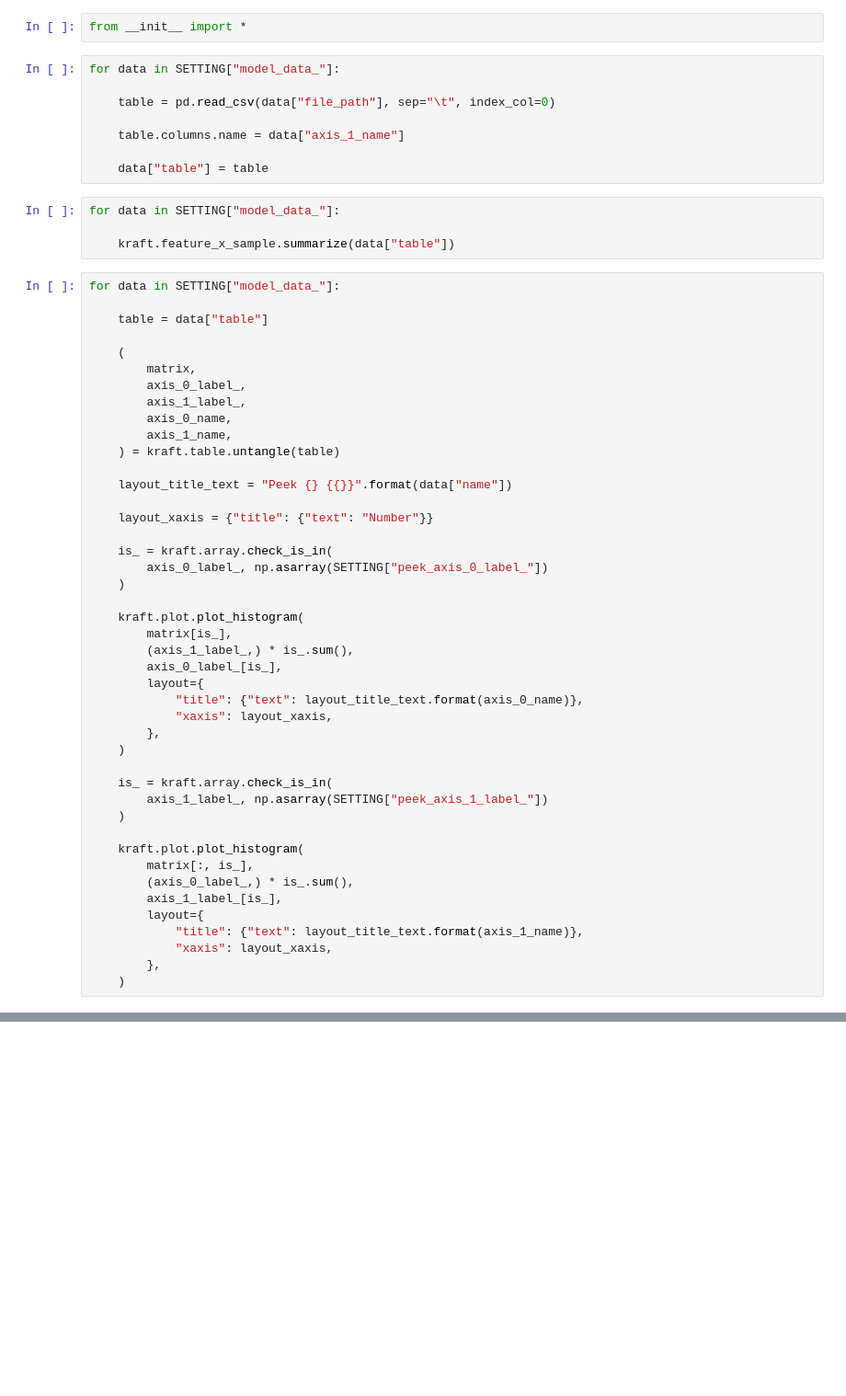
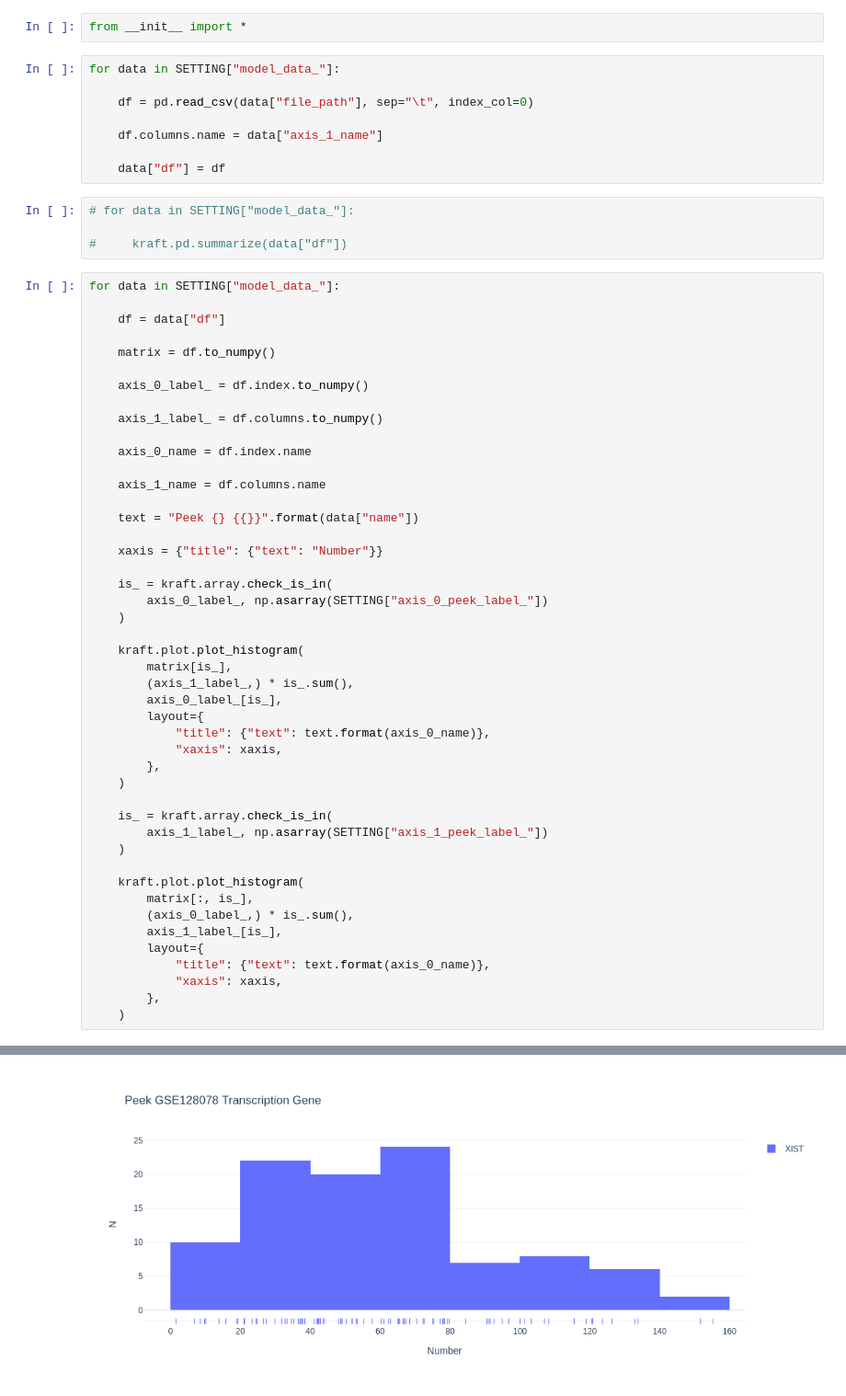
Before and after one commit to KwatME/model, a Jupyter notebook: code/01_peek.ipynb, the cells around one changed output, grey strips where cells are left out. Shown at 92% size. Cells and saved outputs as stored; diff of their text form; blank space fills up the shorter version.

```diff
--- a/code/01_peek.ipynb
+++ b/code/01_peek.ipynb
@@ -3,34 +3,36 @@ from __init__ import *
 # %%
 for data in SETTING["model_data_"]:
 
-    table = pd.read_csv(data["file_path"], sep="\t", index_col=0)
+    df = pd.read_csv(data["file_path"], sep="\t", index_col=0)
 
-    table.columns.name = data["axis_1_name"]
+    df.columns.name = data["axis_1_name"]
 
-    data["table"] = table
+    data["df"] = df
 # %%
-for data in SETTING["model_data_"]:
+# for data in SETTING["model_data_"]:
 
-    kraft.feature_x_sample.summarize(data["table"])
+#     kraft.pd.summarize(data["df"])
 # %%
 for data in SETTING["model_data_"]:
 
-    table = data["table"]
+    df = data["df"]
 
-    (
-        matrix,
-        axis_0_label_,
-        axis_1_label_,
-        axis_0_name,
-        axis_1_name,
-    ) = kraft.table.untangle(table)
+    matrix = df.to_numpy()
 
-    layout_title_text = "Peek {} {{}}".format(data["name"])
+    axis_0_label_ = df.index.to_numpy()
 
-    layout_xaxis = {"title": {"text": "Number"}}
+    axis_1_label_ = df.columns.to_numpy()
+
+    axis_0_name = df.index.name
+
+    axis_1_name = df.columns.name
+
+    text = "Peek {} {{}}".format(data["name"])
+
+    xaxis = {"title": {"text": "Number"}}
 
     is_ = kraft.array.check_is_in(
-        axis_0_label_, np.asarray(SETTING["peek_axis_0_label_"])
+        axis_0_label_, np.asarray(SETTING["axis_0_peek_label_"])
     )
 
     kraft.plot.plot_histogram(
@@ -38,13 +40,13 @@ for data in SETTING["model_data_"]:
         (axis_1_label_,) * is_.sum(),
         axis_0_label_[is_],
         layout={
-            "title": {"text": layout_title_text.format(axis_0_name)},
-            "xaxis": layout_xaxis,
+            "title": {"text": text.format(axis_0_name)},
+            "xaxis": xaxis,
         },
     )
 
     is_ = kraft.array.check_is_in(
-        axis_1_label_, np.asarray(SETTING["peek_axis_1_label_"])
+        axis_1_label_, np.asarray(SETTING["axis_1_peek_label_"])
     )
 
     kraft.plot.plot_histogram(
@@ -52,7 +54,8 @@ for data in SETTING["model_data_"]:
         (axis_0_label_,) * is_.sum(),
         axis_1_label_[is_],
         layout={
-            "title": {"text": layout_title_text.format(axis_1_name)},
-            "xaxis": layout_xaxis,
+            "title": {"text": text.format(axis_0_name)},
+            "xaxis": xaxis,
         },
     )
+# %% [output]
@@ -58,0 +63 @@ for data in SETTING["model_data_"]:
+[figure, added]
```
Also changed, not shown: parts of 1 cell of this notebook, 2 other files.
